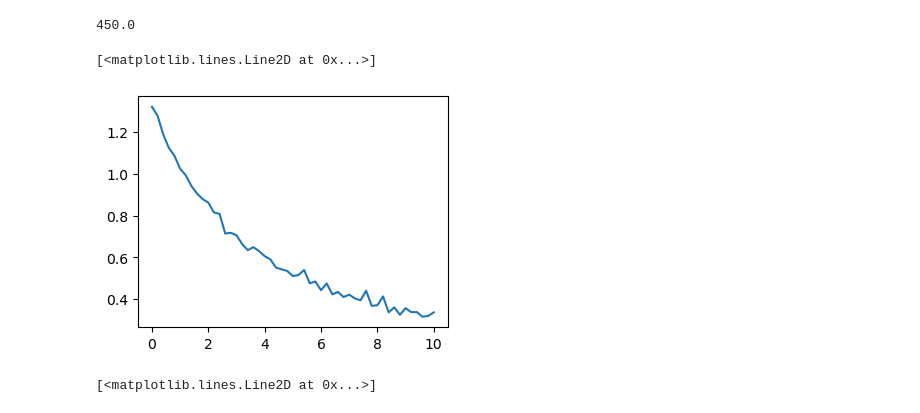
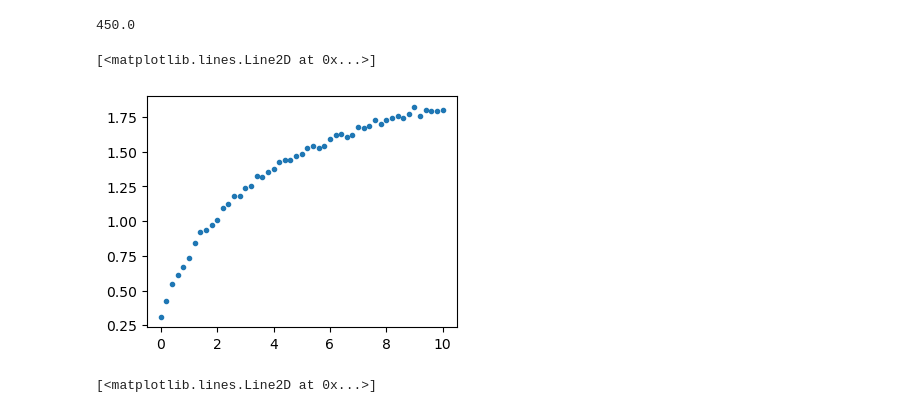
Before and after one commit to rcrehuet/Python_para_Cientificos_2026-CSIC, a Jupyter notebook: notebooks/absorbance-numpy.ipynb, the cells around one changed output. Saved outputs shown, nothing was run; the diff lists cells and outputs as text; code cells hidden in the pictures.

```diff
--- a/notebooks/absorbance-numpy.ipynb
+++ b/notebooks/absorbance-numpy.ipynb
@@ -51,8 +35,3 @@ We can start by using numpy. We have to keep track of wavelength and the times i
-# %%
-lam = #read the wave-lengths (just the first raw)
-data = # read the data from the file (skipping the first row)
-times = #extract times from data
-absorb =  # extract absorbance from data
 # %%
 plt.plot(lam, absorb[0])
 plt.plot(lam, absorb[1])
@@ -120,10 +107,10 @@ lam[np.argmax(absorb[0])]
 # %% [output]
 450.0
 # %%
-plt.plot(times,absorb[:, 5])
+plt.plot(times,absorb[:, np.argmax(absorb[-1])], '.')
 # %% [output]
 [<matplotlib.lines.Line2D at 0x...>]
-[figure, old version]
+[figure, new version]
 # %%
 plt.plot(times,1/absorb[:, 5],'x')
 # %% [output]
```
Also changed, not shown: parts of 17 cells of this notebook, 2 other files.
